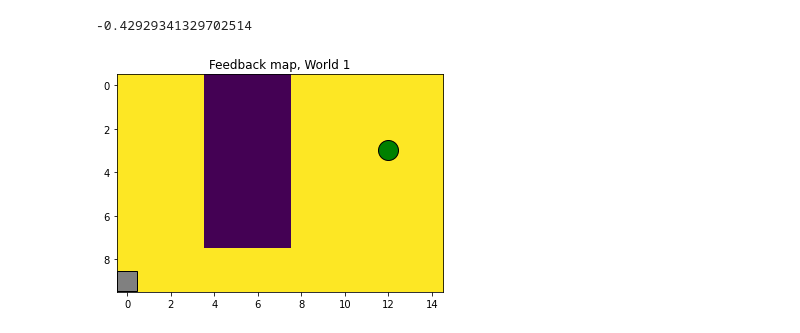
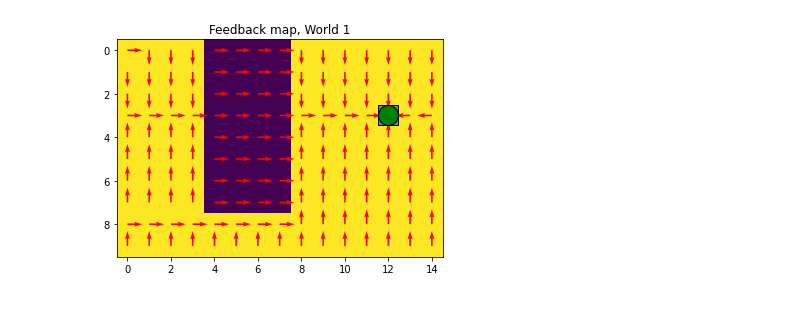
Before and after one commit to chayansraj/Neural-Networks-and-Learning-Systems, a Jupyter notebook: A4_Reinforcement/QLearning.ipynb, the cells around one changed output. Saved outputs shown, nothing was run; the diff lists cells and outputs as text; code cells hidden in the pictures.

Commit message:
Lab4 current

```diff
--- a/A4_Reinforcement/QLearning.ipynb
+++ b/A4_Reinforcement/QLearning.ipynb
@@ -11,7 +11,7 @@ from utils import plotarrows, getpolicy, getvalue
 
 plt.rcParams['figure.facecolor']='white'
 # %%
-which_world = 1 #Change later. Valid options: [1-4]
+which_world = 2 #Change later. Valid options: [1-4]
 # %%
 # Initialization
 # Initialize the world, Q-table, and hyperparameters
@@ -128,23 +148,22 @@ array([[-4.42484974e-01, -4.33172866e-01, -4.25821319e-01,
-# %%
-pol[1][1]
-# %% [output]
--0.42929341329702514
 # %%
 # Test loop
 # Test the agent (subjectively) by letting it use the optimal policy to traverse the gridworld.
 # Do not update the Q-table when testing.
 # Also, you should not explore when testing, i.e. epsilon=0; always pick the optimal action.
-epsilon = 0
 
+#epsilon = 0
 
+# Initialize a test world
 world = World(which_world)
+# Retrieve the optimal policy
 pol = getpolicy(q_table)
 
+##### Test loop #####
 while world.pos != world.term: # While not in a terminal state do
     current_location = world.pos # Get current position position
-    action = greedy_exploration(current_location, epsilon)
+    action = np.argmax(q_table[world.pos[0],world.pos[1]]) + 1
     # Take the action
     action_data = world.action(action)
     world.draw(policy = pol)
 # %% [output]
-[figure, old version]
+[figure, new version]
```
Also changed, not shown: parts of 6 cells of this notebook, 9 other files.
